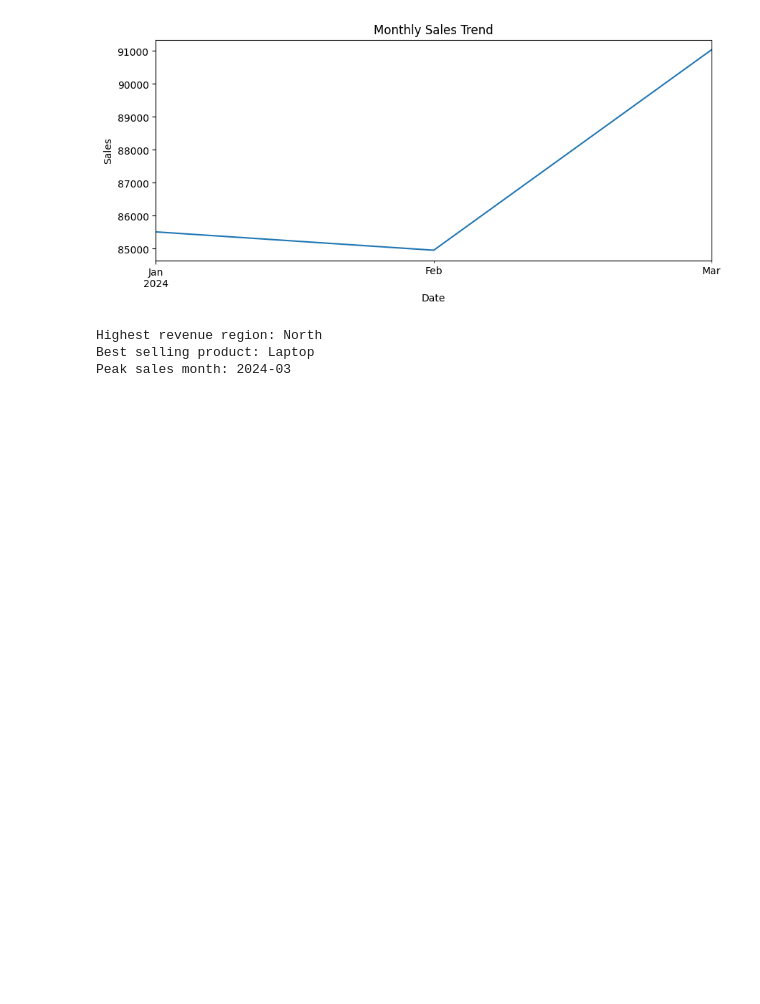
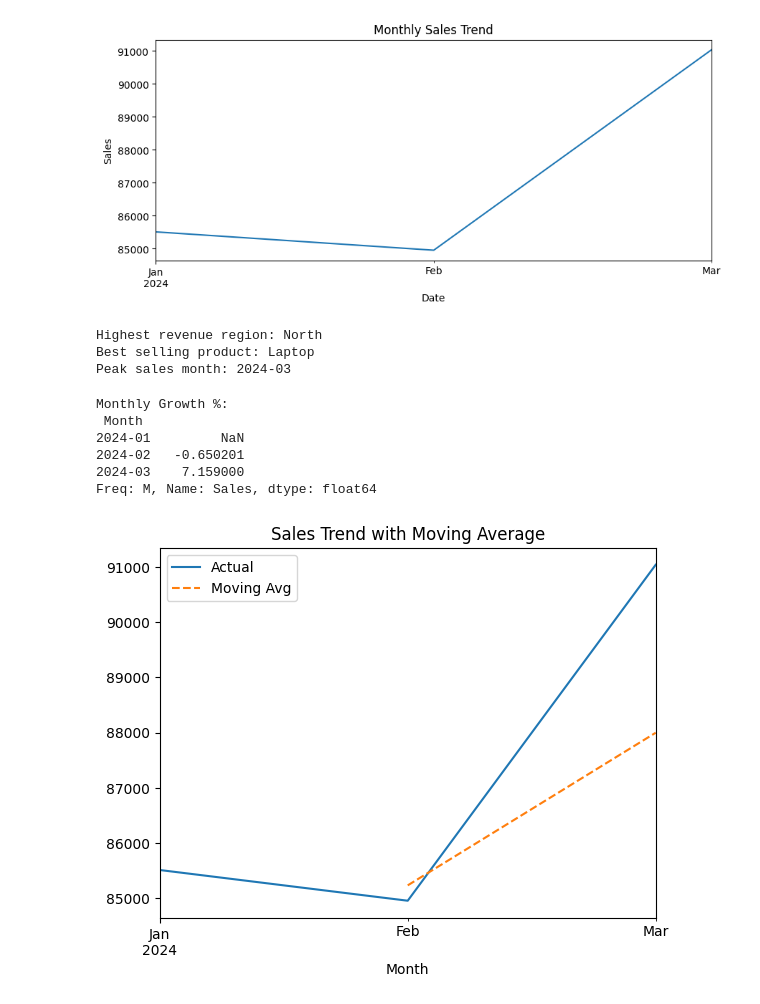
Before and after one commit to manjunathmadri/sales-data-analysis, a Jupyter notebook: notebooks/analysis.ipynb, the cells around one changed output. Saved outputs shown, nothing was run; the diff lists cells and outputs as text; code cells hidden in the pictures; blank space fills up the shorter version.

Commit message:
Added advanced analysis to notebook

```diff
--- a/notebooks/analysis.ipynb
+++ b/notebooks/analysis.ipynb
@@ -124,3 +124,36 @@ print("Peak sales month:", peak_month)
 Highest revenue region: North
 Best selling product: Laptop
 Peak sales month: 2024-03
+# %%
+# Sales Growth Rate (Month-over-Month)
+
+# Shows whether business is growing or declining.
+
+df["Date"] = pd.to_datetime(df["Date"])
+df["Month"] = df["Date"].dt.to_period("M")
+
+monthly_sales = df.groupby("Month")["Sales"].sum()
+
+growth_rate = monthly_sales.pct_change() * 100
+print("Monthly Growth %:\n", growth_rate)
+# %% [output]
+Monthly Growth %:
+ Month
+2024-01         NaN
+2024-02   -0.650201
+2024-03    7.159000
+Freq: M, Name: Sales, dtype: float64
+# %%
+# 2. Moving Average Trend (Professional Analysis)
+# Smooths data to see real trend.
+
+moving_avg = monthly_sales.rolling(window=2).mean()
+
+monthly_sales.plot(label="Actual")
+moving_avg.plot(label="Moving Avg", linestyle="--")
+
+plt.legend()
+plt.title("Sales Trend with Moving Average")
+plt.show()
+# %% [output]
+[figure, added]
```
